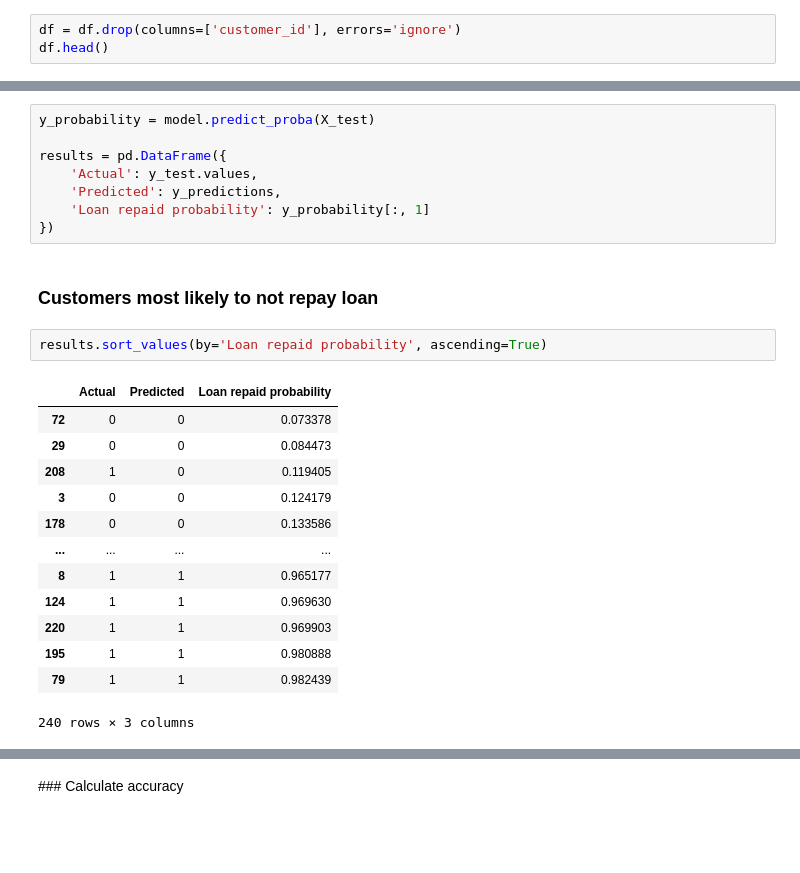
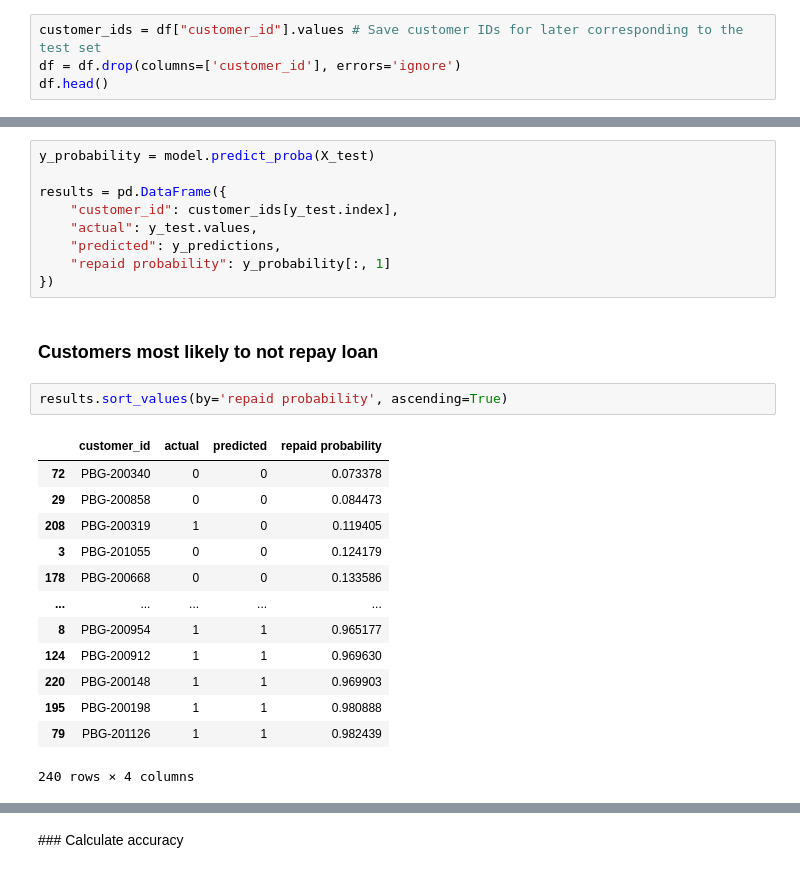
Before and after one commit to ani-ame/ml-loan-risk-model, a Jupyter notebook: pixel_ml_loan_risk_model.ipynb, the cells around one changed output, grey strips where cells are left out. Drawn from its saved outputs; the diff is of its cells as text; blank space fills up the shorter version.

```diff
--- a/pixel_ml_loan_risk_model.ipynb
+++ b/pixel_ml_loan_risk_model.ipynb
@@ -210,6 +238,7 @@ plt.show()
 # %% [markdown]
 ### Removing meaningless columms
 # %%
+customer_ids = df["customer_id"].values # Save customer IDs for later corresponding to the test set
 df = df.drop(columns=['customer_id'], errors='ignore')
 df.head()
 # %% [output]
@@ -418,25 +447,26 @@ column 1 = probability of class 1 (loan repaid)
 y_probability = model.predict_proba(X_test)
 
 results = pd.DataFrame({
-    'Actual': y_test.values,
-    'Predicted': y_predictions,
-    'Loan repaid probability': y_probability[:, 1]
+    "customer_id": customer_ids[y_test.index],
+    "actual": y_test.values,
+    "predicted": y_predictions,
+    "repaid probability": y_probability[:, 1]
 })
 # %% [markdown]
 ### Customers most likely to not repay loan
 # %%
-results.sort_values(by='Loan repaid probability', ascending=True)
+results.sort_values(by='repaid probability', ascending=True)
 # %% [output]
-|  | Actual | Predicted | Loan repaid probability |
-| 72 | 0 | 0 | 0.073378 |
-| 29 | 0 | 0 | 0.084473 |
-| 208 | 1 | 0 | 0.119405 |
-| 3 | 0 | 0 | 0.124179 |
-| 178 | 0 | 0 | 0.133586 |
-| ... | ... | ... | ... |
-| 8 | 1 | 1 | 0.965177 |
-| 124 | 1 | 1 | 0.969630 |
-| 220 | 1 | 1 | 0.969903 |
-| 195 | 1 | 1 | 0.980888 |
-| 79 | 1 | 1 | 0.982439 |
+|  | customer_id | actual | predicted | repaid probability |
+| 72 | PBG-200340 | 0 | 0 | 0.073378 |
+| 29 | PBG-200858 | 0 | 0 | 0.084473 |
+| 208 | PBG-200319 | 1 | 0 | 0.119405 |
+| 3 | PBG-201055 | 0 | 0 | 0.124179 |
+| 178 | PBG-200668 | 0 | 0 | 0.133586 |
+| ... | ... | ... | ... | ... |
+| 8 | PBG-200954 | 1 | 1 | 0.965177 |
+| 124 | PBG-200912 | 1 | 1 | 0.969630 |
+| 220 | PBG-200148 | 1 | 1 | 0.969903 |
+| 195 | PBG-200198 | 1 | 1 | 0.980888 |
+| 79 | PBG-201126 | 1 | 1 | 0.982439 |
-240 rows × 3 columns
+240 rows × 4 columns
```
Also changed, not shown: parts of 4 cells of this notebook.
